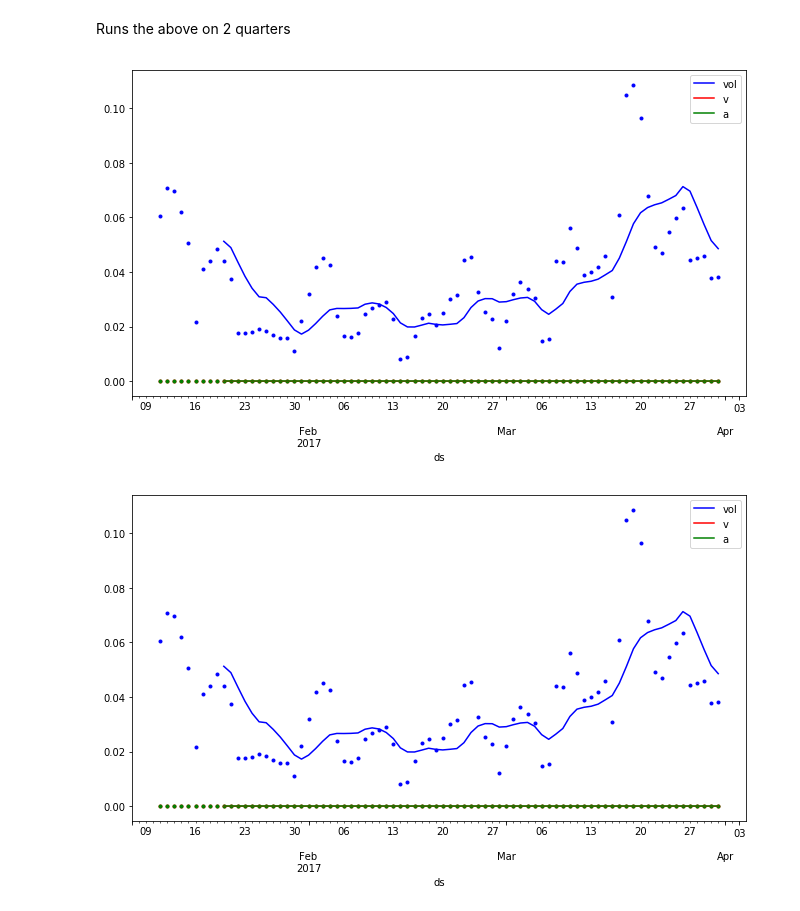
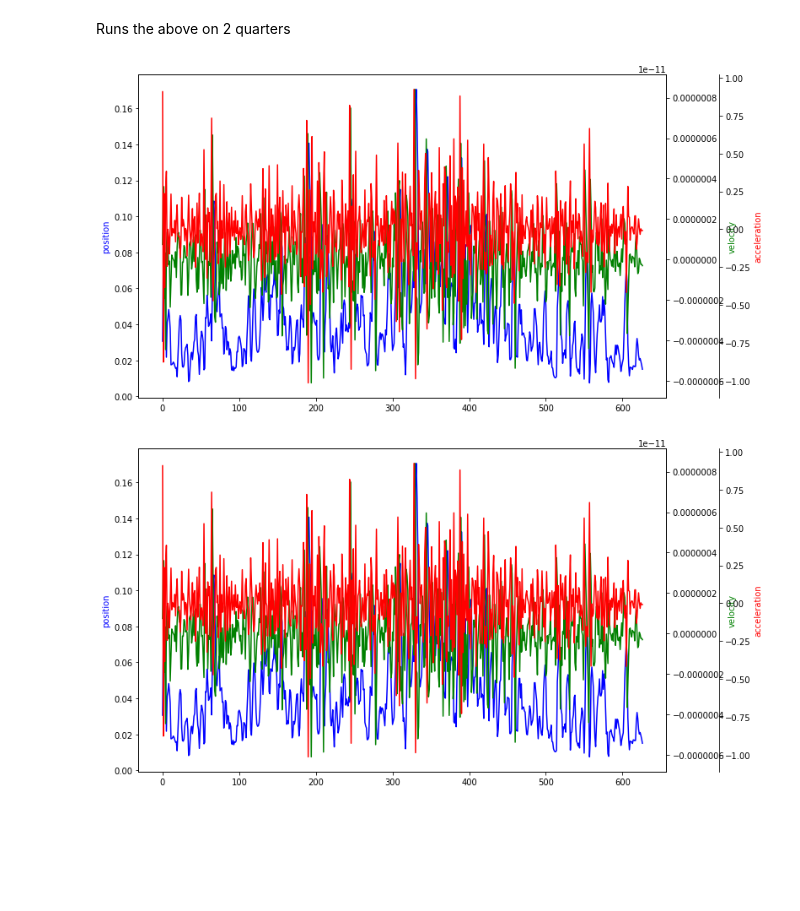
Before and after one commit to nmits/CapstoneProphetTests, a Jupyter notebook: Volatility Testing 6 Period.ipynb, the cells around one changed output. Saved outputs shown, nothing was run; the diff lists cells and outputs as text; code cells hidden in the pictures; blank space fills up the shorter version.

```diff
--- a/Volatility Testing 6 Period.ipynb
+++ b/Volatility Testing 6 Period.ipynb
@@ -355,9 +398,10 @@ Runs the above on 6 months
 d = OrderedDict(tuple(df.groupby((df.ds.dt.year, df.ds.dt.month))))
 for i, df_month in d.items()[:6]:
     gen_v_a(df_month)
-    rolling = gen_rolling(df_month)
-    plot_raw(df_month, rolling)
-    plot_uncertain(df_month, rolling)
-    m = gen_kca(df_month)
-    plot_m_future(5)
+#     rolling = gen_rolling(df_month)
+    plot_overlayed_kca(df)
+#     plot_raw(df_month, rolling)
+#     plot_uncertain(df_month, rolling)
+#     m = gen_kca(df_month)
+#     plot_m_future(5)
 # %% [output]
@@ -384,11 +421,12 @@ for i, df_month in d.items()[:6]:
             second = False
             df_bimonth = pd.concat([current_df,df_month])
             gen_v_a(df_bimonth)
-            rolling = gen_rolling(df_bimonth)
-            plot_raw(df_bimonth, rolling)
-            plot_uncertain(df_bimonth, rolling)
-            m = gen_kca(df_bimonth)
-            plot_m_future(5)
+#             rolling = gen_rolling(df_bimonth)
+            plot_overlayed_kca(df)
+#             plot_raw(df_bimonth, rolling)
+#             plot_uncertain(df_bimonth, rolling)
+#             m = gen_kca(df_bimonth)
+#             plot_m_future(5)
         else:
             second = True
             current_df = df_month
@@ -410,20 +439,21 @@ Runs the above on 2 quarters
 # %%
 loop_c = 0
 current_dfs = []
 for i, df_month in d.items()[:6]:
         if loop_c == 2:
             df_bimonth = pd.concat([current_dfs[0], current_dfs[1], df_month])
             loop_c = 0
             current_dfs = []
             gen_v_a(df_bimonth)
-            rolling = gen_rolling(df_bimonth)
-            plot_raw(df_bimonth, rolling)
-            plot_uncertain(df_bimonth, rolling)
-            m = gen_kca(df_bimonth)
-            plot_m_future(5)
+#             rolling = gen_rolling(df_bimonth)
+            plot_overlayed_kca(df)
+#             plot_raw(df_bimonth, rolling)
+#             plot_uncertain(df_bimonth, rolling)
+#             m = gen_kca(df_bimonth)
+#             plot_m_future(5)
         else:
             loop_c += 1
             current_dfs.append(df_month)
 # %% [output]
-[figure, old version]
+[figure, new version]
-[figure, old version]
+[figure, new version]
```
Also changed, not shown: parts of 21 cells of this notebook, 6 other files.
